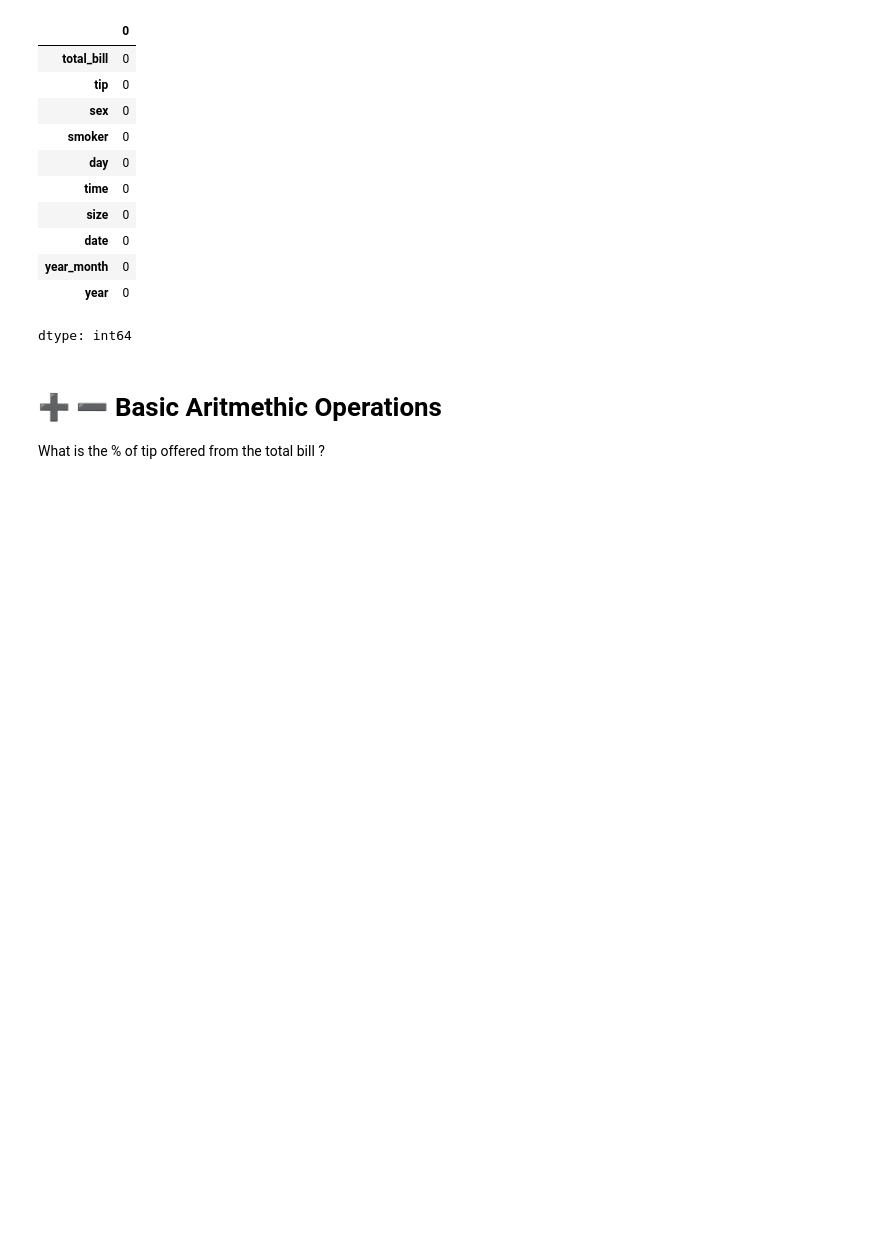
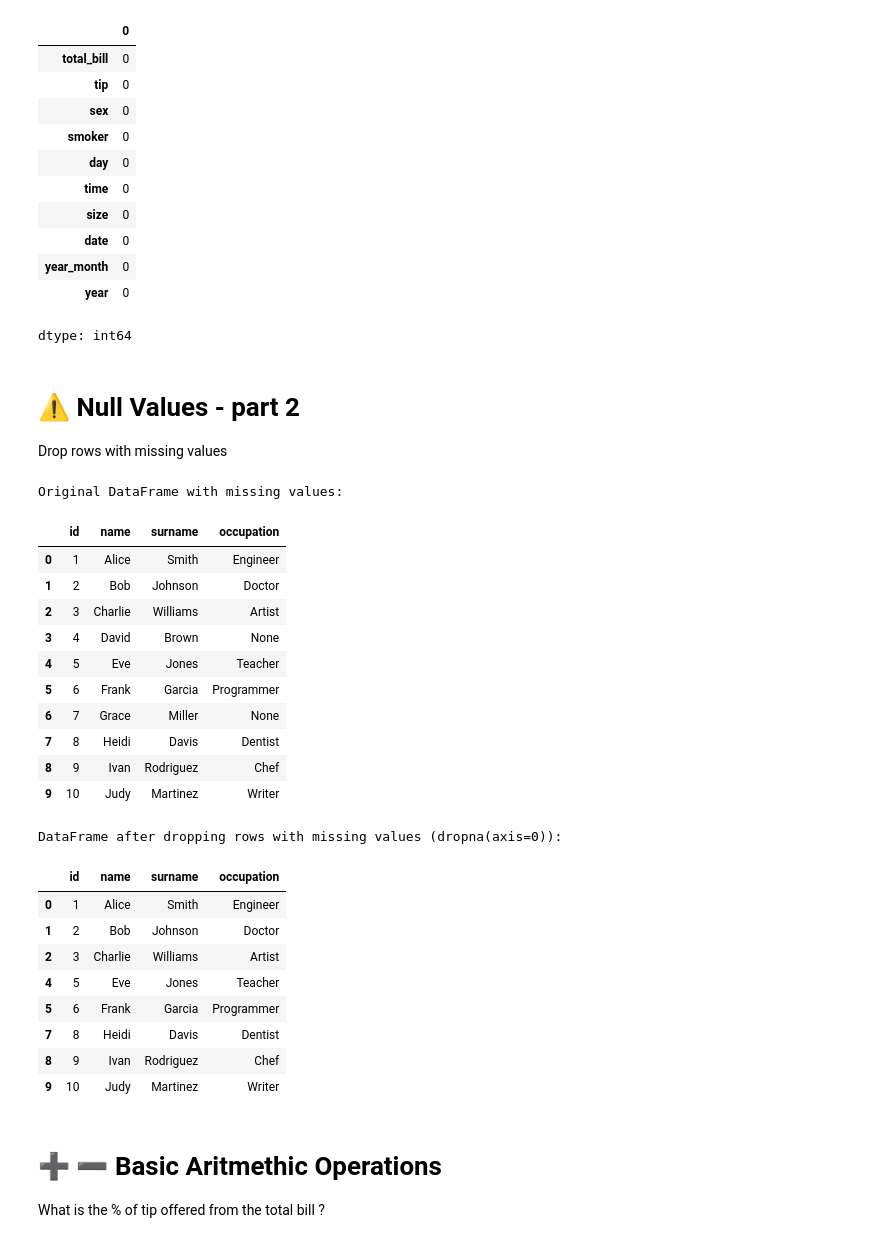
Before and after one commit to marcodelibero/2026---Python-basics, a Jupyter notebook: basic_python_course_v1.ipynb, the cells around one changed output. Drawn from its saved outputs; the diff is of its cells as text; code cells hidden in the pictures; blank space fills up the shorter version.

```diff
--- a/basic_python_course_v1.ipynb
+++ b/basic_python_course_v1.ipynb
@@ -198,6 +269,58 @@ tips_df.isnull().sum()
 | year_month | 0 |
 | year | 0 |
 dtype: int64
+# %% [markdown]
+# **⚠ Null Values** - part 2
+
+Drop rows with missing values
+# %%
+import pandas as pd
+import numpy as np
+
+# Create a DataFrame with 10 rows and specified columns
+data = {
+    'id': range(1, 11),
+    'name': ['Alice', 'Bob', 'Charlie', 'David', 'Eve', 'Frank', 'Grace', 'Heidi', 'Ivan', 'Judy'],
+    'surname': ['Smith', 'Johnson', 'Williams', 'Brown', 'Jones', 'Garcia', 'Miller', 'Davis', 'Rodriguez', 'Martinez'],
+    'occupation': [
+        'Engineer', 'Doctor', 'Artist', None, 'Teacher',
+        'Programmer', None, 'Dentist', 'Chef', 'Writer'
+    ]
+}
+
+df = pd.DataFrame(data)
+
+print("Original DataFrame with missing values:")
+display(df)
+
+# Drop rows with any missing values
+df_dropped_nulls = df.dropna(axis=0)
+
+print("\nDataFrame after dropping rows with missing values (dropna(axis=0)):")
+display(df_dropped_nulls)
+# %% [output]
+Original DataFrame with missing values:
+|  | id | name | surname | occupation |
+| 0 | 1 | Alice | Smith | Engineer |
+| 1 | 2 | Bob | Johnson | Doctor |
+| 2 | 3 | Charlie | Williams | Artist |
+| 3 | 4 | David | Brown | None |
+| 4 | 5 | Eve | Jones | Teacher |
+| 5 | 6 | Frank | Garcia | Programmer |
+| 6 | 7 | Grace | Miller | None |
+| 7 | 8 | Heidi | Davis | Dentist |
+| 8 | 9 | Ivan | Rodriguez | Chef |
+| 9 | 10 | Judy | Martinez | Writer |
+DataFrame after dropping rows with missing values (dropna(axis=0)):
+|  | id | name | surname | occupation |
+| 0 | 1 | Alice | Smith | Engineer |
+| 1 | 2 | Bob | Johnson | Doctor |
+| 2 | 3 | Charlie | Williams | Artist |
+| 4 | 5 | Eve | Jones | Teacher |
+| 5 | 6 | Frank | Garcia | Programmer |
+| 7 | 8 | Heidi | Davis | Dentist |
+| 8 | 9 | Ivan | Rodriguez | Chef |
+| 9 | 10 | Judy | Martinez | Writer |
 # %% [markdown]
 # ➕ ➖ **Basic Aritmethic Operations**
 
```
Also changed, not shown: parts of 18 cells of this notebook.
